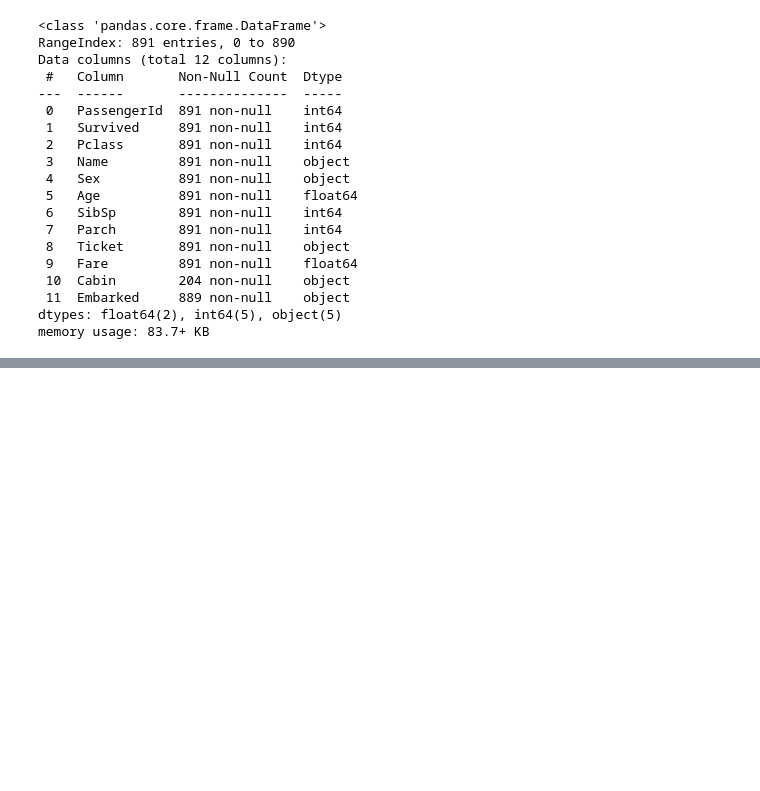
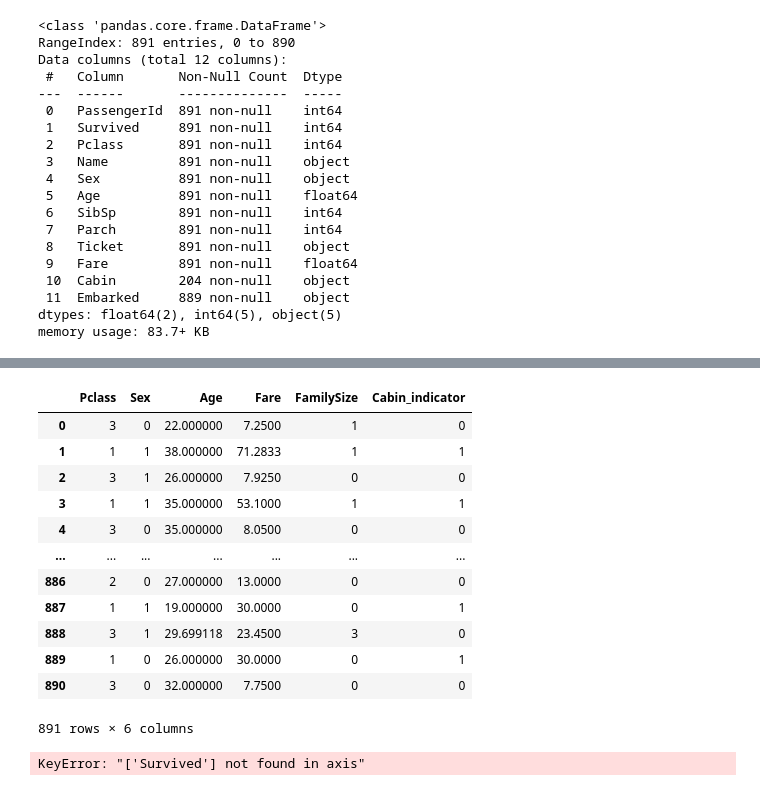
Before and after one commit to saulotp/data-science-competitions, a Jupyter notebook: titanic/main.ipynb, the cells around one changed output, grey strips where cells are left out. Cells and saved outputs as stored; diff of their text form; code cells hidden in the pictures; blank space fills up the shorter version.

```diff
--- a/titanic/main.ipynb
+++ b/titanic/main.ipynb
@@ -90,5 +88,7 @@ memory usage: 83.7+ KB
+# %%
+train['FamilySize'] = train['SibSp'] + train['Parch']
 # %%
-train = train.drop(['PassengerId', 'Name', 'Ticket', 'Cabin', 'Embarked', 'Fare'], axis=1)
+train = train.drop(['PassengerId', 'SibSp', 'Parch'], axis=1)
 # %%
 train.info()
 # %% [output]
@@ -107,0 +133,4 @@ memory usage: 41.9+ KB
+# %%
+train['Cabin_indicator'] = np.where(train['Cabin'].isnull(), 0, 1)
+# %%
+train['Sex'] = np.where(train['Sex']=='male',0,1)
@@ -107,0 +148,35 @@ memory usage: 41.9+ KB
+# %%
+train = train.drop(['Cabin', 'Embarked', 'Name', 'Ticket', 'Survived'], axis=1)
+train
+# %% [output]
+|  | Pclass | Sex | Age | Fare | FamilySize | Cabin_indicator |
+| 0 | 3 | 0 | 22.000000 | 7.2500 | 1 | 0 |
+| 1 | 1 | 1 | 38.000000 | 71.2833 | 1 | 1 |
+| 2 | 3 | 1 | 26.000000 | 7.9250 | 0 | 0 |
+| 3 | 1 | 1 | 35.000000 | 53.1000 | 1 | 1 |
+| 4 | 3 | 0 | 35.000000 | 8.0500 | 0 | 0 |
+| ... | ... | ... | ... | ... | ... | ... |
+| 886 | 2 | 0 | 27.000000 | 13.0000 | 0 | 0 |
+| 887 | 1 | 1 | 19.000000 | 30.0000 | 0 | 1 |
+| 888 | 3 | 1 | 29.699118 | 23.4500 | 3 | 0 |
+| 889 | 1 | 0 | 26.000000 | 30.0000 | 0 | 1 |
+| 890 | 3 | 0 | 32.000000 | 7.7500 | 0 | 0 |
+891 rows × 6 columns
+# %%
+from sklearn.model_selection import train_test_split
+
+features = train.drop('Survived', axis=1)
+labels = train['Survived']
+
+X_train, X_test, y_train, y_test = train_test_split(features, labels, test_size=0.4, random_state=42)
+X_val, X_test, y_val, y_test = train_test_split(X_test, y_test, test_size=0.5, random_state=42)
+
+X_train.to_csv('train_features.csv', index=False)
+X_val.to_csv('val_features.csv', index=False)
+X_test.to_csv('test_features.csv', index=False)
+
+y_train.to_csv('train_labels.csv', index=False)
+y_val.to_csv('val_labels.csv', index=False)
+y_test.to_csv('test_labels.csv', index=False)
+# %% [output]
+KeyError: "['Survived'] not found in axis"
```
Also changed, not shown: parts of 19 cells of this notebook, 6 other files.
